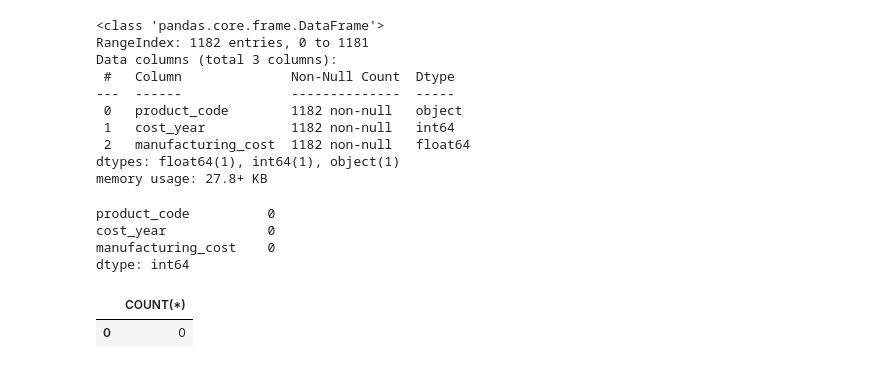
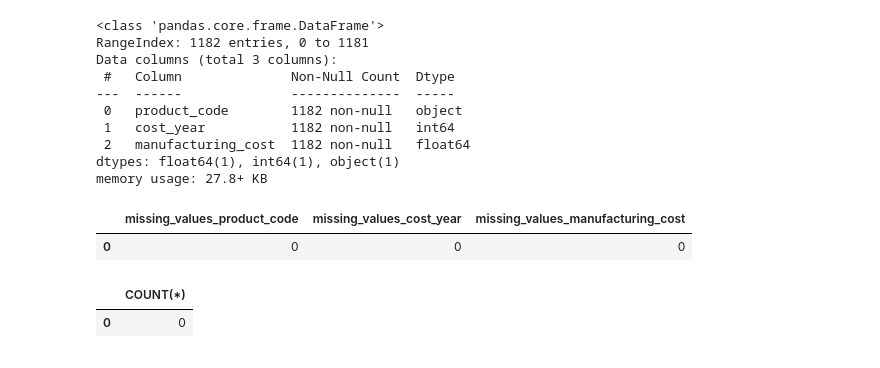
Before and after one commit to CesarChaparro1974/Financial_Analysis_Project, a Jupyter notebook: final_project.ipynb, the cells around one changed output. Saved outputs shown, nothing was run; the diff lists cells and outputs as text; code cells hidden in the pictures.

```diff
--- a/final_project.ipynb
+++ b/final_project.ipynb
@@ -391,14 +396,22 @@ Data columns (total 3 columns):
  2   manufacturing_cost  1182 non-null   float64
 dtypes: float64(1), int64(1), object(1)
 memory usage: 27.8+ KB
-# %%
-missing_values_cost = fact_manufacturing_cost.isnull().sum()
-print(missing_values_cost)
-# %% [output]
-product_code          0
-cost_year             0
-manufacturing_cost    0
-dtype: int64
+# %%
+# checking for missing values
+query = """
+SELECT
+    SUM(CASE WHEN product_code IS NULL THEN 1 ELSE 0 END) AS missing_values_product_code,
+    SUM(CASE WHEN cost_year IS NULL THEN 1 ELSE 0 END) AS missing_values_cost_year,
+    SUM(CASE WHEN manufacturing_cost IS NULL THEN 1 ELSE 0 END) AS missing_values_manufacturing_cost
+FROM
+    fact_manufacturing_cost;
+
+"""
+query_missing = pd.read_sql_query(query, con)
+query_missing
+# %% [output]
+|  | missing_values_product_code | missing_values_cost_year | missing_values_manufacturing_cost |
+| 0 | 0 | 0 | 0 |
 # %%
 # count the number of rows with a manufacturing_cost of 0
 query = """SELECT COUNT(*)
```
Also changed, not shown: parts of 50 cells of this notebook, 1 other file.
